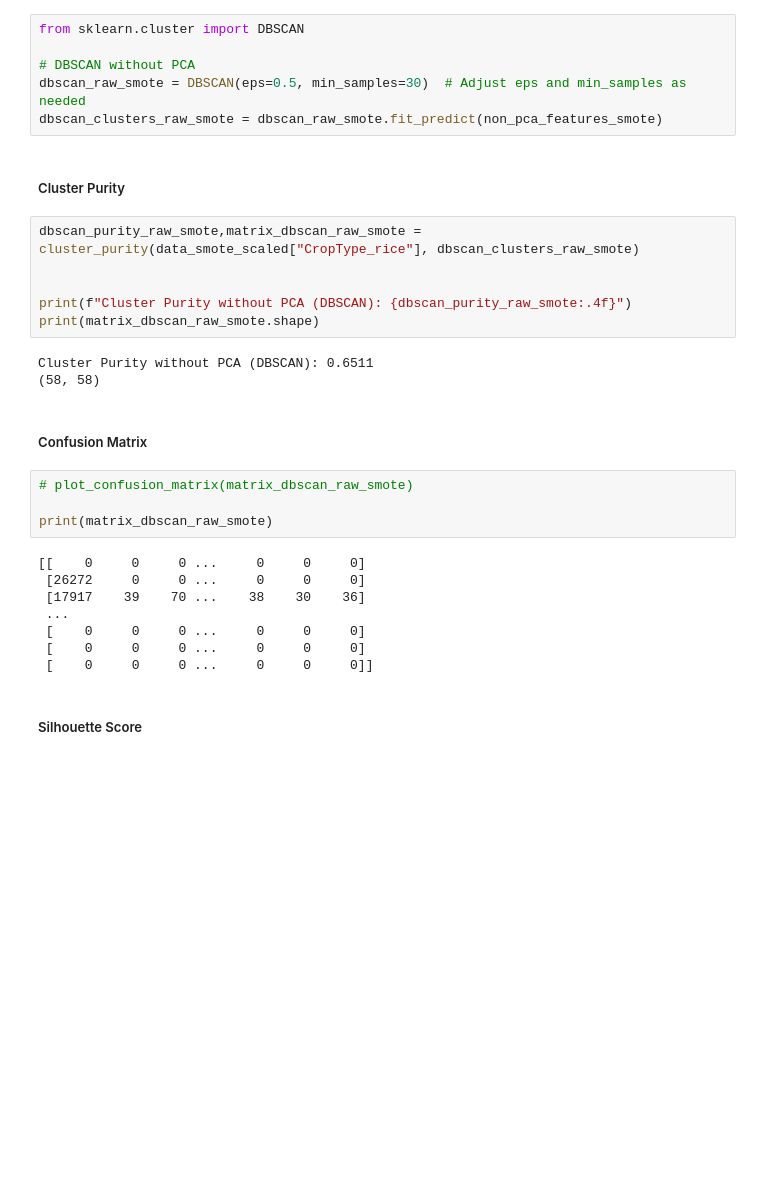
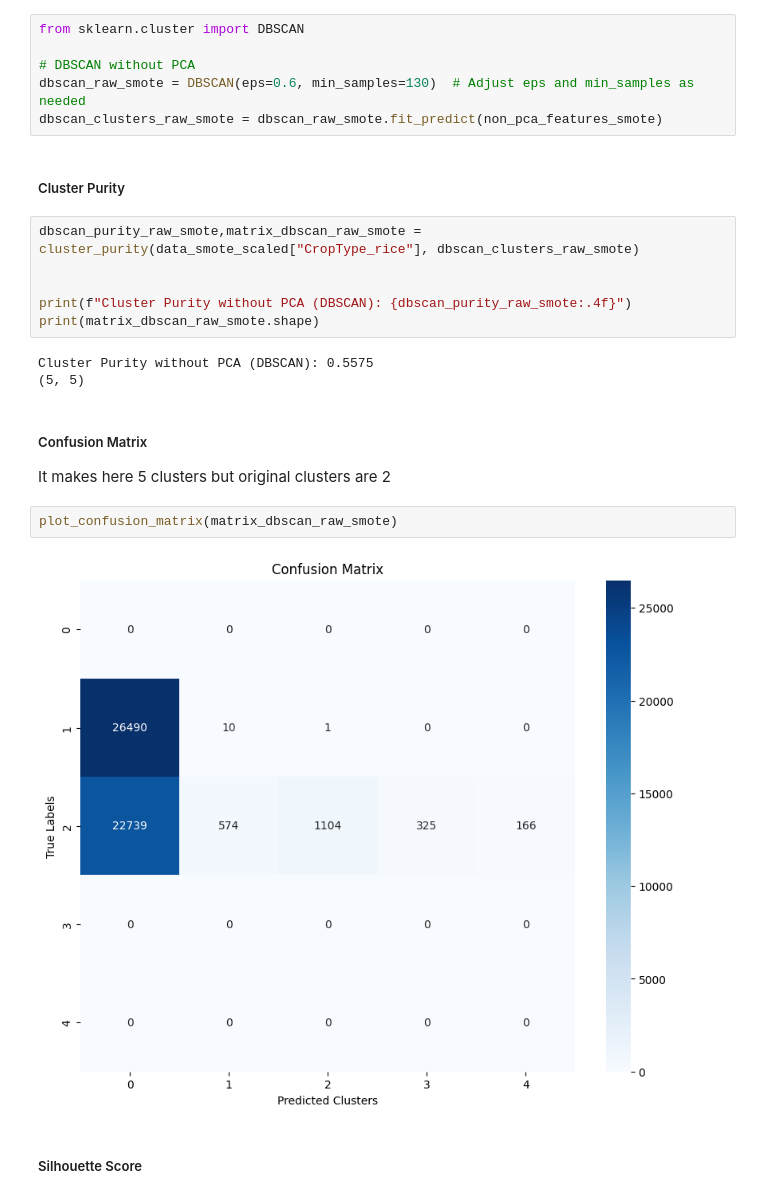
Before and after one commit to sarmadsaleem333/ML-Semester-Project-Crop-Classifier, a Jupyter notebook: ml-project-unsupervised-learning.ipynb, the cells around one changed output. Cells and saved outputs as stored; diff of their text form; blank space fills up the shorter version.

```diff
--- a/ml-project-unsupervised-learning.ipynb
+++ b/ml-project-unsupervised-learning.ipynb
@@ -1116,7 +1125,7 @@ plt.show()
 from sklearn.cluster import DBSCAN
 
 # DBSCAN without PCA
-dbscan_raw_smote = DBSCAN(eps=0.5, min_samples=30)  # Adjust eps and min_samples as needed
+dbscan_raw_smote = DBSCAN(eps=0.6, min_samples=130)  # Adjust eps and min_samples as needed
 dbscan_clusters_raw_smote = dbscan_raw_smote.fit_predict(non_pca_features_smote)
 # %% [markdown]
 ##### Cluster Purity
@@ -1127,22 +1136,16 @@ dbscan_purity_raw_smote,matrix_dbscan_raw_smote = cluster_purity(data_smote_scal
 print(f"Cluster Purity without PCA (DBSCAN): {dbscan_purity_raw_smote:.4f}")
 print(matrix_dbscan_raw_smote.shape)
 # %% [output]
-Cluster Purity without PCA (DBSCAN): 0.6511
-(58, 58)
+Cluster Purity without PCA (DBSCAN): 0.5575
+(5, 5)
-# %% [markdown]
-##### Confusion Matrix
-# %%
-# plot_confusion_matrix(matrix_dbscan_raw_smote)
-
-print(matrix_dbscan_raw_smote)
-# %% [output]
-[[    0     0     0 ...     0     0     0]
- [26272     0     0 ...     0     0     0]
- [17917    39    70 ...    38    30    36]
- ...
- [    0     0     0 ...     0     0     0]
- [    0     0     0 ...     0     0     0]
- [    0     0     0 ...     0     0     0]]
+# %% [markdown]
+##### Confusion Matrix
+
+It makes here 5 clusters but original clusters are 2
+# %%
+plot_confusion_matrix(matrix_dbscan_raw_smote)
+# %% [output]
+[figure, added]
 # %% [markdown]
 ##### Silhouette Score
 # %%
```
Also changed, not shown: parts of 21 cells of this notebook.
